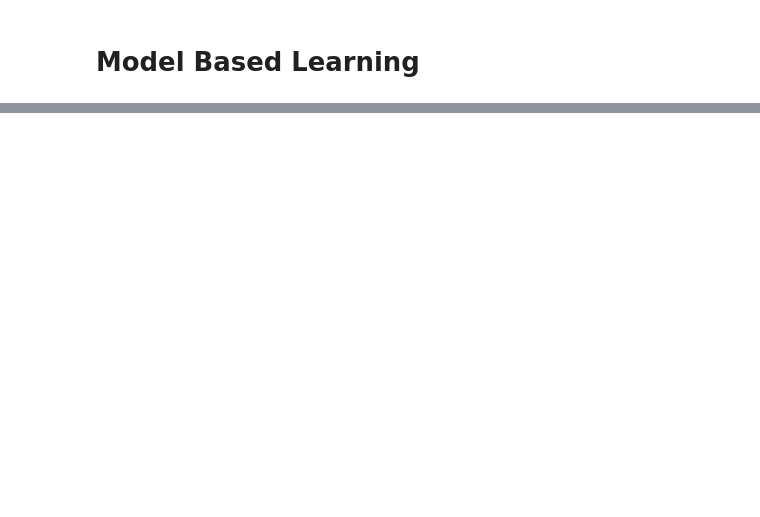
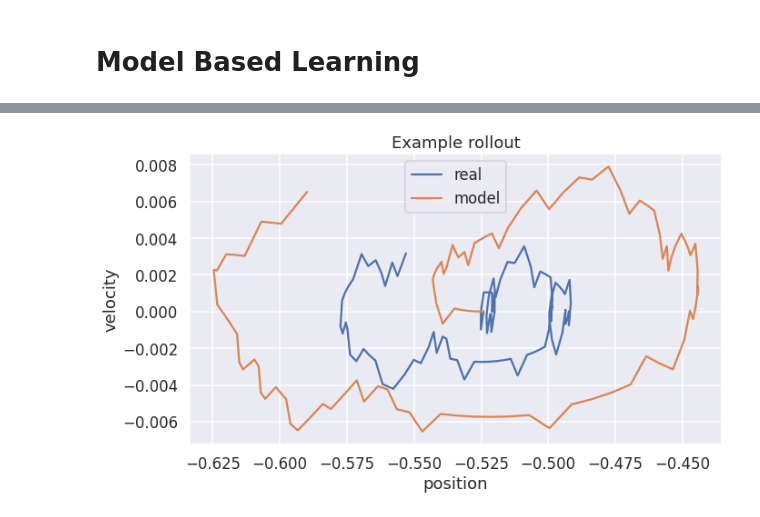
Before and after one commit to pvrancx/rl_seminar, a Jupyter notebook: notebooks/model_based.ipynb, the cells around one changed output, grey strips where cells are left out. Saved outputs shown, nothing was run; the diff lists cells and outputs as text; code cells hidden in the pictures; blank space fills up the shorter version.

```diff
--- a/notebooks/model_based.ipynb
+++ b/notebooks/model_based.ipynb
@@ -141,0 +139,9 @@ plt.savefig('../images/mfvsmb2.png')
+# %%
+n_samples = 5000  # should be fine according to plot above
+train_set = generate_data(env, n_samples, lambda s: env.action_space.sample())
+test_set = generate_data(eval_env, n_samples, lambda s: env.action_space.sample())
+
+states, actions, rewards, nstates, done = tuple(map(np.array, zip(*train_set)))
+feature_map = PolyFeatures(env, 5)
+model = EnvModel(feature_map)
+model.train(states, actions, rewards, nstates)
@@ -141,0 +157,23 @@ plt.savefig('../images/mfvsmb2.png')
+# %%
+horizon_length = 100
+actions = [eval_env.action_space.sample() for _ in range(horizon_length)]
+start_state = eval_env.reset()
+real_states = [start_state] + [eval_env.step(a)[0] for a in actions]
+model_states = [start_state.copy()]
+for a in actions:
+    model_states.append(model.predict(model_states[-1], a)[0][0])
+# %%
+real_states =np.array(real_states)
+model_states =np.array(model_states)
+
+plt.figure(figsize=(10,6))
+plt.plot(real_states[:,0], real_states[:,1], label='real')
+plt.plot(model_states[:,0], model_states[:,1], label='model')
+plt.title('Example rollout')
+plt.xlabel('position')
+plt.ylabel('velocity')
+plt.legend()
+plt.tight_layout()
+plt.savefig('../images/rollout.png', transparent=True)
+# %% [output]
+[figure, added]
```
Also changed, not shown: parts of 34 cells of this notebook, 13 other files.
